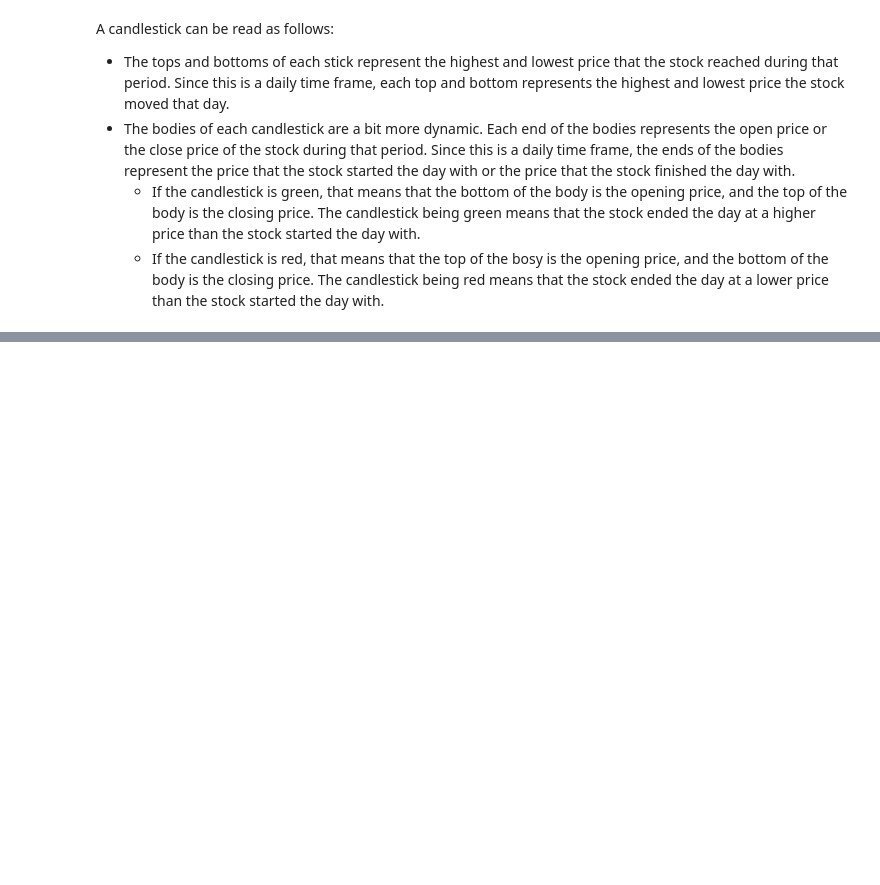
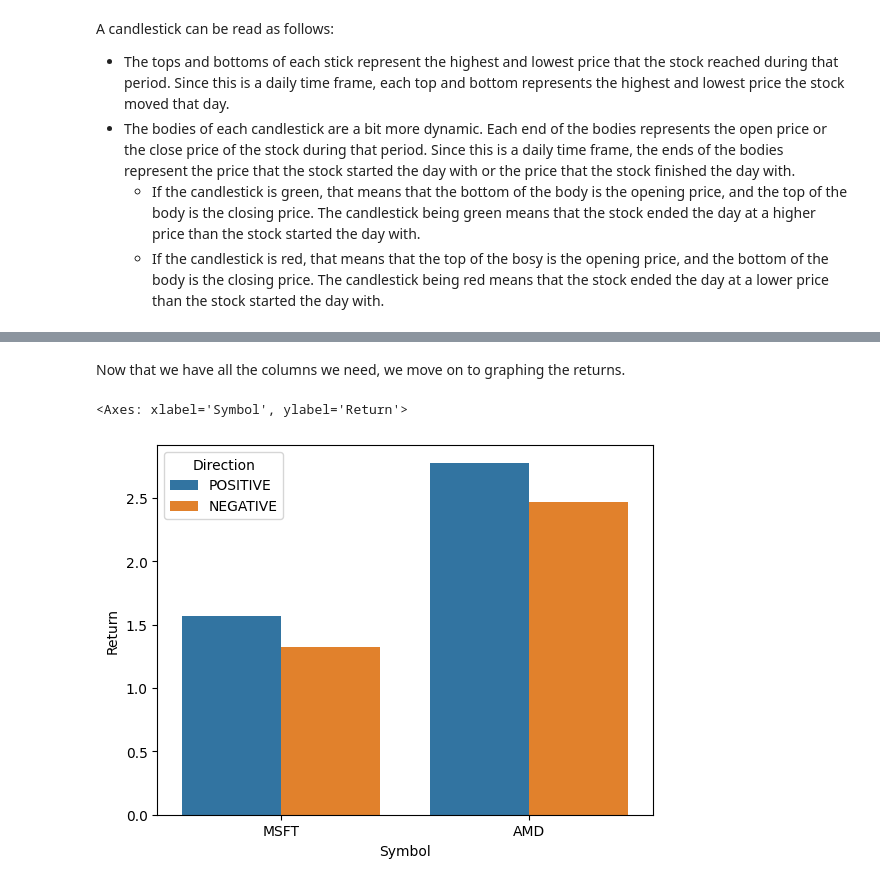
Before and after one commit to TJMazerolle/CSCN8010-lab-submissions, a Jupyter notebook: students_submissions/8972394/lab2.ipynb, the cells around one changed output, grey strips where cells are left out. Cells and saved outputs as stored; diff of their text form; code cells hidden in the pictures; blank space fills up the shorter version.

```diff
--- a/students_submissions/8972394/lab2.ipynb
+++ b/students_submissions/8972394/lab2.ipynb
@@ -77,0 +98,22 @@ A general rule-of-thumb is that when the RSI is above 70, the stock is considere
+# %%
+microsoft = pd.read_csv("MSFT.csv")
+amd = pd.read_csv("AMD.csv")
+
+microsoftReturns = (microsoft['Close'] - microsoft['Open']) / microsoft['Open']
+amdReturns = (amd['Close'] - amd['Open']) / amd['Open']
+
+microsoftDF = pd.DataFrame(data = {'Symbol': ['MSFT'] * len(microsoftReturns),
+                                   'Return': microsoftReturns})
+amdDF = pd.DataFrame(data = {'Symbol': ['AMD'] * len(amdReturns),
+                             'Return': amdReturns})
+
+stockData = pd.concat([microsoftDF, amdDF], axis = 0)
+stockData = stockData.reset_index(drop = True)
+
+returnDirection = [''] * len(stockData)
+for i in range(len(stockData)):
+    returnDirection[i] = "POSITIVE" if stockData['Return'][i] >= 0 else "NEGATIVE"
+
+stockData['Direction'] = returnDirection
+stockData['Return'] = abs(stockData['Return'])
+print(stockData)
@@ -77,0 +135,7 @@ A general rule-of-thumb is that when the RSI is above 70, the stock is considere
+# %% [markdown]
+Now that we have all the columns we need, we move on to graphing the returns.
+# %%
+sb.barplot(data = stockData, x = "Symbol", y = "Return", hue = "Direction", estimator = sum, errorbar = None)
+# %% [output]
+<Axes: xlabel='Symbol', ylabel='Return'>
+[figure, added]
```
Also changed, not shown: parts of 16 cells of this notebook, 4 other files.
